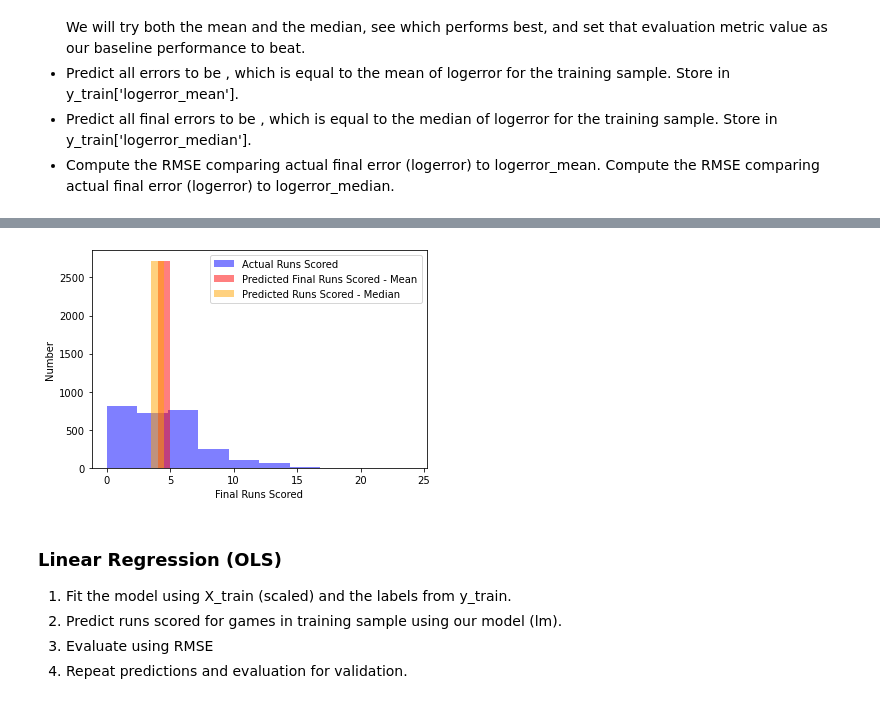
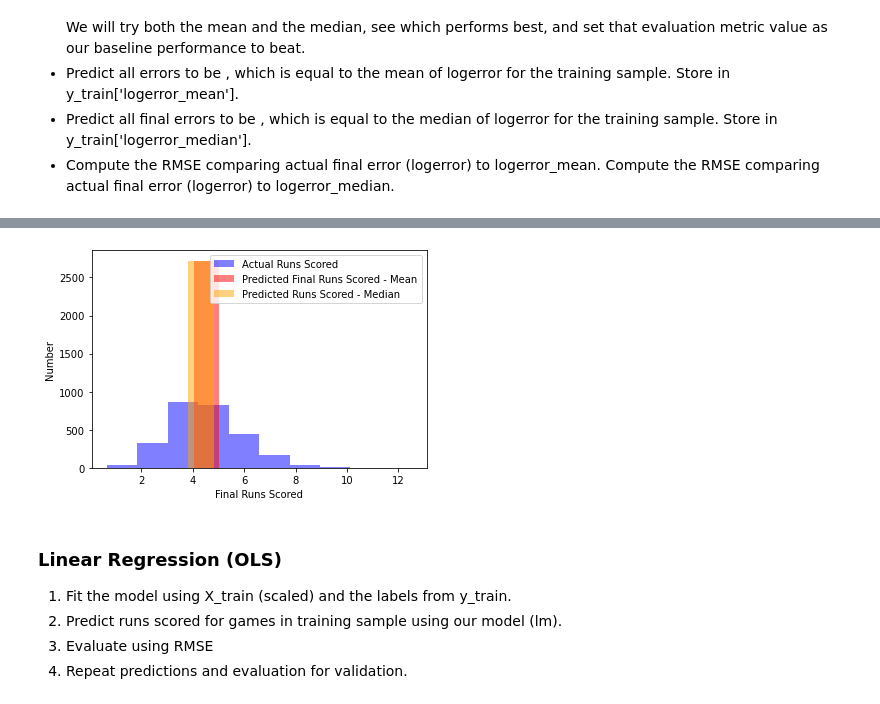
Before and after one commit to veronica-f-reyes/individual-project, a Jupyter notebook: initial_notebook.ipynb, the cells around one changed output, grey strips where cells are left out. Drawn from its saved outputs; the diff is of its cells as text; code cells hidden in the pictures.

```diff
--- a/initial_notebook.ipynb
+++ b/initial_notebook.ipynb
@@ -1390,9 +1446,9 @@ Text(0.5, 1.0, 'Batting Average in a Game vs Final Number of Runs Scored')
 #In order to start modeling, we need to create out X and y for train, validate and test
 
 #Set up x and y
-X_train = train[['RBI', 'OBP', 'SLG', 'OPS', 'batting_avg']]
-X_validate = validate[['RBI','OBP', 'SLG', 'OPS','batting_avg']]
-X_test = test[['RBI', 'OBP', 'SLG', 'OPS','batting_avg']]
+X_train = train[['roll_RBI', 'roll_OBP', 'roll_SLG', 'roll_OPS', 'roll_batting_avg']]
+X_validate = validate[['roll_RBI', 'roll_OBP', 'roll_SLG', 'roll_OPS', 'roll_batting_avg']]
+X_test = test[['roll_RBI', 'roll_OBP', 'roll_SLG', 'roll_OPS', 'roll_batting_avg']]
 
 #Scale the data
 scaler = StandardScaler()
@@ -1400,9 +1456,9 @@ X_train_scaled = scaler.fit_transform(X_train)
 X_validate_scaled = scaler.transform(X_validate)
 X_test_scaled = scaler.transform(X_test)
 
-y_train = train.runs_scored
-y_validate = validate.runs_scored
-y_test = test.runs_scored
+y_train = train.roll_runs_scored
+y_validate = validate.roll_runs_scored
+y_test = test.roll_runs_scored
 # %%
 # Let's take a look at the target variable - final number of runs scored in a game by oe
 plt.hist(y_train)
@@ -1453,7 +1509,7 @@ About the initial baseline:
 - Compute the RMSE comparing actual final error (logerror) to logerror_mean. Compute the RMSE comparing actual final error (logerror) to logerror_median.
 # %%
 # 1. Predict logerror_pred_mean
-runs_pred_mean = y_train.runs_scored.mean()
+runs_pred_mean = y_train.roll_runs_scored.mean()
 y_train['runs_pred_mean'] = runs_pred_mean
 y_validate['runs_pred_mean'] = runs_pred_mean
 # %%
@@ -1463,6 +1519,6 @@ runs_pred_mean
 # %%
 # 2. compute logerror_pred_median
-runs_pred_median = y_train.runs_scored.median()
+runs_pred_median = y_train.roll_runs_scored.median()
 y_train['runs_pred_median'] = runs_pred_median
 y_validate['runs_pred_median'] = runs_pred_median
 
@@ -1508,15 +1564,15 @@ metric_df
 # %%
 
 # plot to visualize actual vs predicted.
-plt.hist(y_train.runs_scored, color='blue', alpha=.5, label="Actual Runs Scored")
+plt.hist(y_train.roll_runs_scored, color='blue', alpha=.5, label="Actual Runs Scored")
 plt.hist(y_train.runs_pred_mean, bins=1, color='red', alpha=.5, rwidth=100, label="Predicted Final Runs Scored - Mean")
 plt.hist(y_train.runs_pred_median, bins=1, color='orange', alpha=.5, rwidth=100, label="Predicted Runs Scored - Median")
 plt.xlabel("Final Runs Scored")
 plt.ylabel("Number")
 plt.legend()
 plt.show()
 # %% [output]
-[figure, old version]
+[figure, new version]
 # %% [markdown]
 ### Linear Regression (OLS)
 1. Fit the model using X_train (scaled) and the labels from y_train.
```
Also changed, not shown: parts of 88 cells of this notebook, 2 other files.
